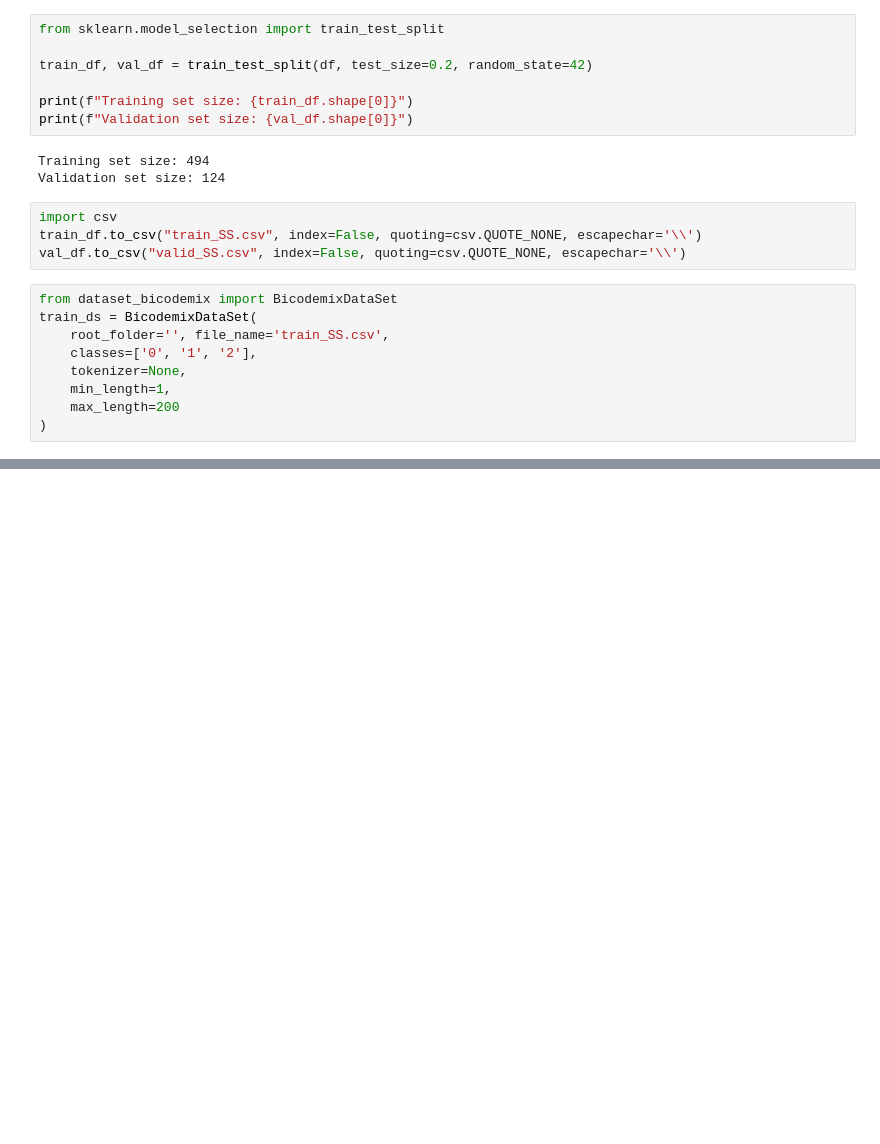
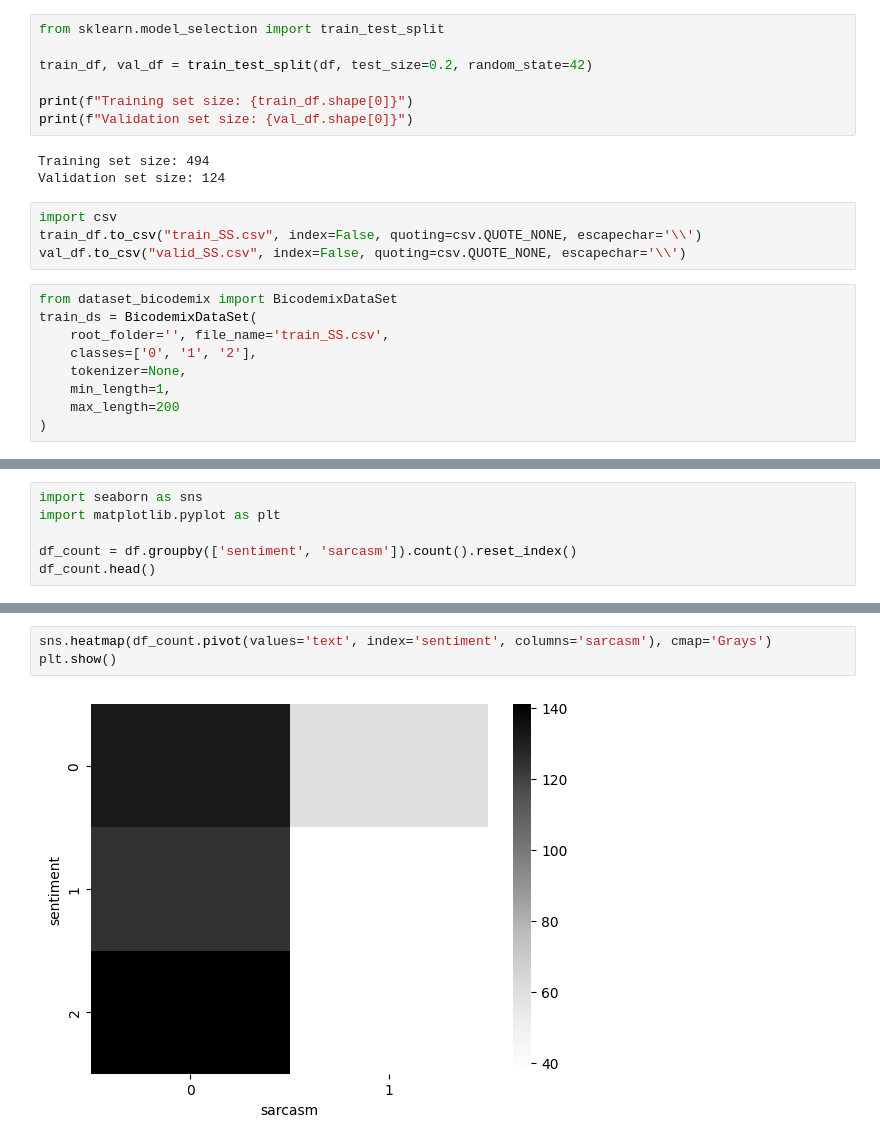
Before and after one commit to elenanespolo/Sentiment_Sarcasm_Analysis, a Jupyter notebook: dataset/bicodemix/create_dataset.ipynb, the cells around one changed output, grey strips where cells are left out. Cells and saved outputs as stored; diff of their text form; blank space fills up the shorter version.

```diff
--- a/dataset/bicodemix/create_dataset.ipynb
+++ b/dataset/bicodemix/create_dataset.ipynb
@@ -68,0 +88,6 @@ train_ds = BicodemixDataSet(
+# %%
+import seaborn as sns
+import matplotlib.pyplot as plt
+
+df_count = df.groupby(['sentiment', 'sarcasm']).count().reset_index()
+df_count.head()
@@ -68,0 +101,5 @@ train_ds = BicodemixDataSet(
+# %%
+sns.heatmap(df_count.pivot(values='text', index='sentiment', columns='sarcasm'), cmap='Grays')
+plt.show()
+# %% [output]
+[figure, added]
```
Also changed, not shown: parts of 3 cells of this notebook.
